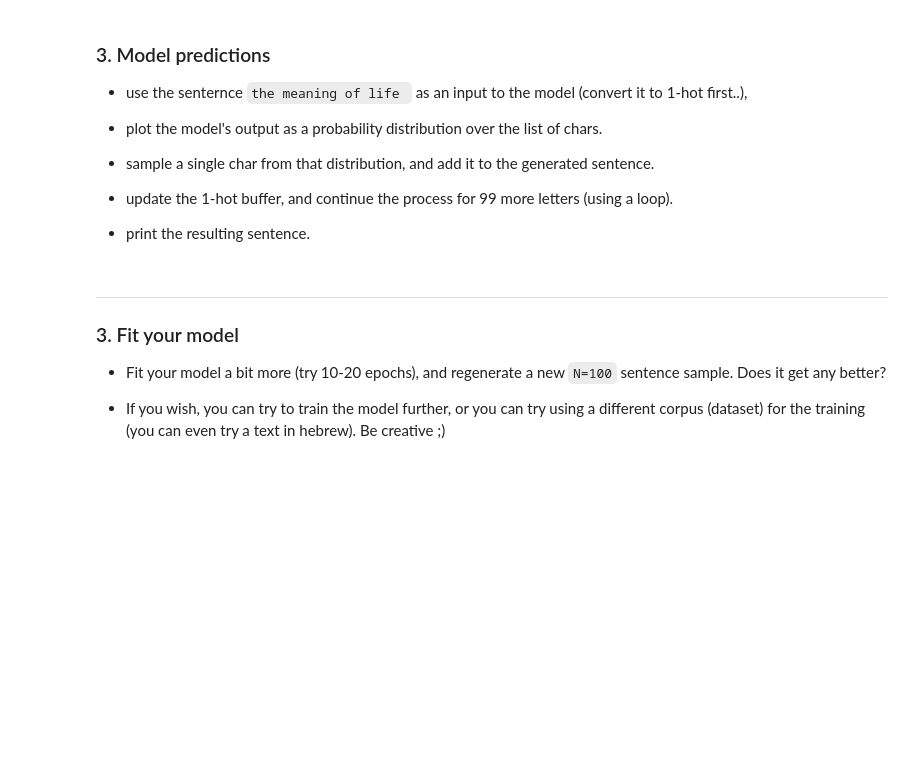
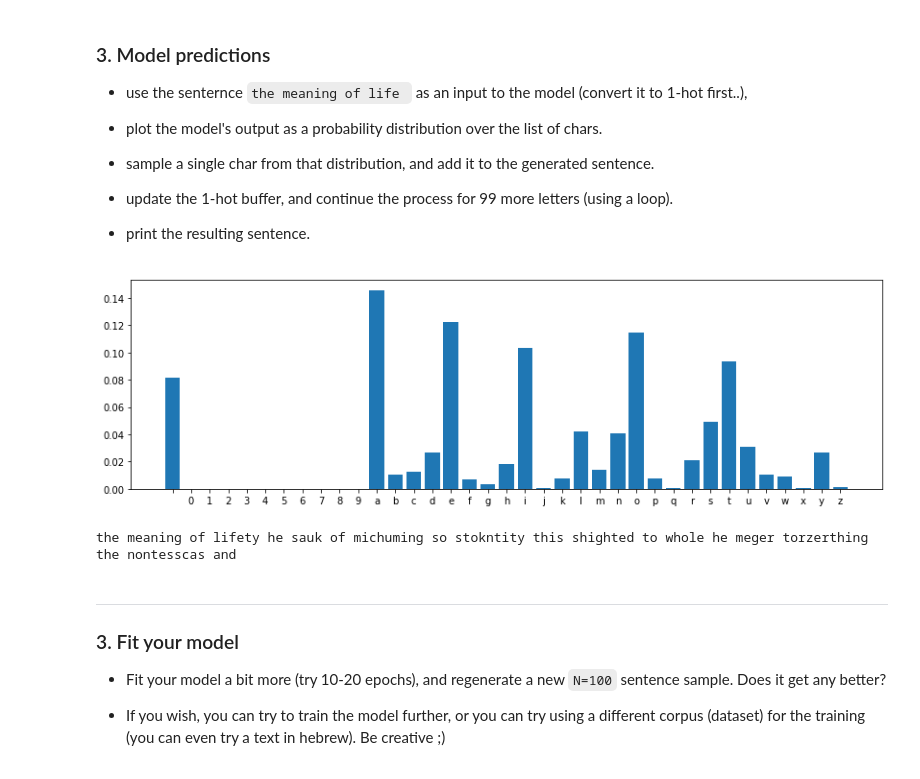
Before and after one commit to JustAlex5/deep_learning, a Jupyter notebook: ex10.ipynb, the cells around one changed output. Cells and saved outputs as stored; diff of their text form; code cells hidden in the pictures; blank space fills up the shorter version.

```diff
--- a/ex10.ipynb
+++ b/ex10.ipynb
@@ -129,5 +128,6 @@ Y = np.zeros((len(sequences), len(text)), dtype='bool')
 # %%
-
+X = np.zeros((len(sequences), T, len(chars)), dtype='bool')
+Y = np.zeros((len(sequences), len(chars)), dtype='bool')
 
 for i, seq in enumerate(sequences):
     for t, char in enumerate(seq):
@@ -149,0 +149,10 @@ print('Y.shape = (#examples, output-dim) =', Y.shape)
+# %%
+    ###########################
+    ###  your code here...  ###
+    ###########################
+
+model = Sequential()
+model.add(Input(shape=(T, len(chars))))  # (12,27)
+model.add(LSTM (128)) # 32 internal state units
+model.add(Dense(len(chars), activation="softmax"))
+model.summary()
@@ -149,0 +173,4 @@ print('Y.shape = (#examples, output-dim) =', Y.shape)
+# %%
+model.compile(loss='categorical_crossentropy', optimizer='rmsprop')
+
+history = model.fit(X, Y, epochs=1, batch_size=128)
@@ -167,3 +192,42 @@ print('Y.shape = (#examples, output-dim) =', Y.shape)
+# %%
+sentence='the meaning of life'
+one_hot_sentence = np.zeros((len(sentence), T, len(chars)), dtype='bool')
+# %%
+    ###########################
+    ###  your code here...  ###
+    ###########################
+yhat=model.predict(one_hot_sentence)
+plt.figure(figsize=(14,4))
+plt.bar(range(len(chars)), yhat[0])
+plt.xticks(range(len(chars)), labels=chars)
+plt.show()
+# %% [output]
+[figure, added]
+# %%
+input_buffer = one_hot_sentence[0]
+generated_text = sentence
+
+yy = []
+
+for i in range(100):
+    yhat = model.predict(input_buffer[None,:])
+
+    # sample the next character:
+    # ix = np.argmax(yhat)
+    ix = np.random.choice(range(len(chars)), p=yhat[0])
+
+    ch = ix_to_char[ix]
+    generated_text += ch
+
+    # update the input buffer:
+    input_buffer = np.r_[input_buffer[1:,:], np.zeros((1,len(chars)))]
+    input_buffer[-1,ix] = 1
+
+    yy.append(yhat)
+
+print(generated_text)
+# %% [output]
+the meaning of lifety he sauk of michuming so stokntity this shighted to whole he meger torzerthing the nontesscas and
 # %% [markdown]
 ***
 ### 3. Fit your model
```
Also changed, not shown: parts of 30 cells of this notebook.
